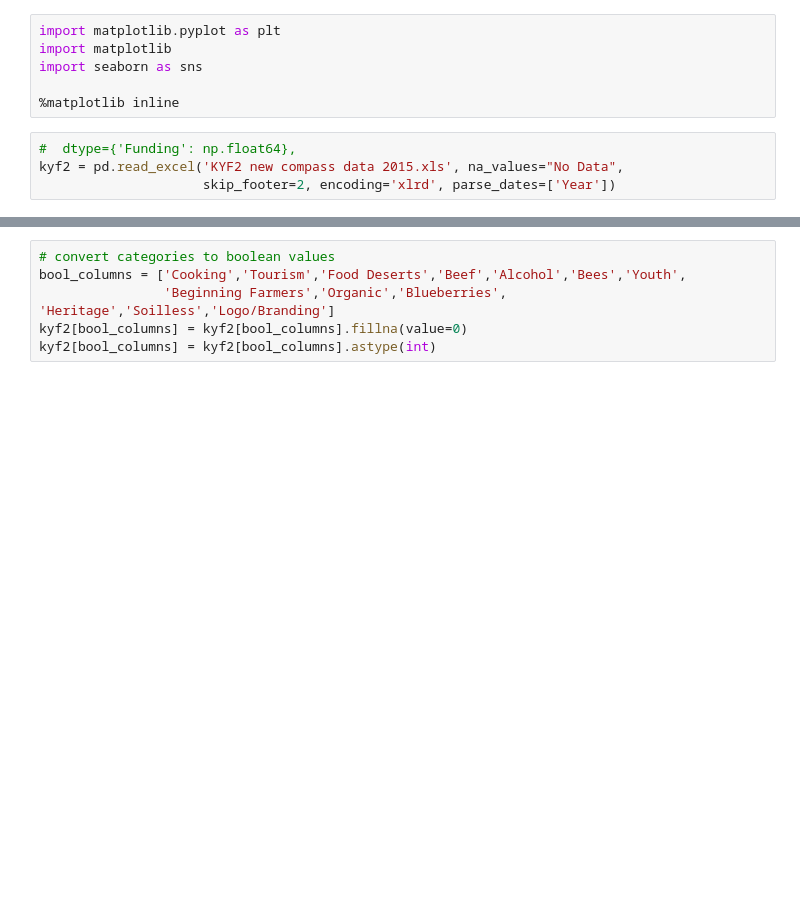
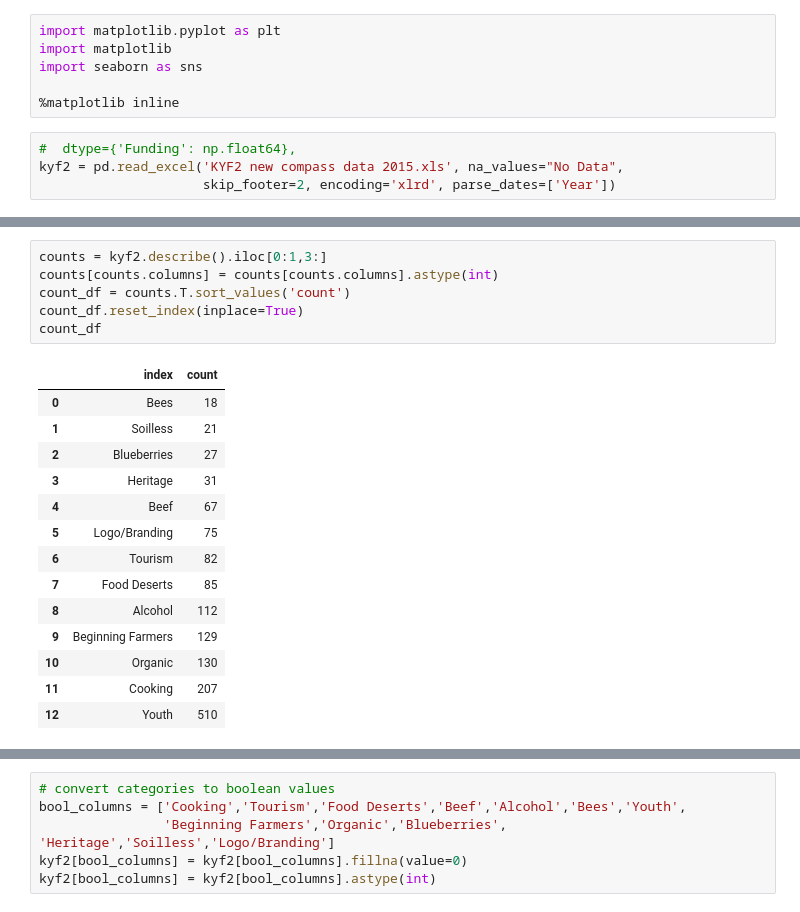
Before and after one commit to mroswell/know-your-farmer-analysis, a Jupyter notebook: KYF2-analysis.ipynb, the cells around one changed output, grey strips where cells are left out. Drawn from its saved outputs; the diff is of its cells as text; blank space fills up the shorter version.

```diff
--- a/KYF2-analysis.ipynb
+++ b/KYF2-analysis.ipynb
@@ -28,0 +38,21 @@ kyf2.describe()
+# %%
+counts = kyf2.describe().iloc[0:1,3:]
+counts[counts.columns] = counts[counts.columns].astype(int)
+count_df = counts.T.sort_values('count')
+count_df.reset_index(inplace=True)
+count_df
+# %% [output]
+|  | index | count |
+| 0 | Bees | 18 |
+| 1 | Soilless | 21 |
+| 2 | Blueberries | 27 |
+| 3 | Heritage | 31 |
+| 4 | Beef | 67 |
+| 5 | Logo/Branding | 75 |
+| 6 | Tourism | 82 |
+| 7 | Food Deserts | 85 |
+| 8 | Alcohol | 112 |
+| 9 | Beginning Farmers | 129 |
+| 10 | Organic | 130 |
+| 11 | Cooking | 207 |
+| 12 | Youth | 510 |
```
Also changed, not shown: parts of 46 cells of this notebook.
